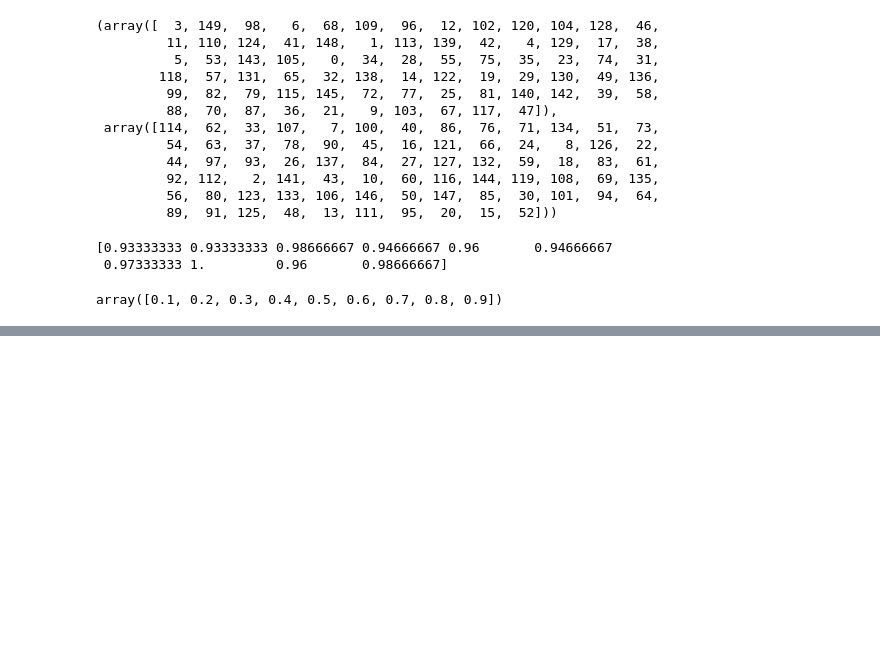
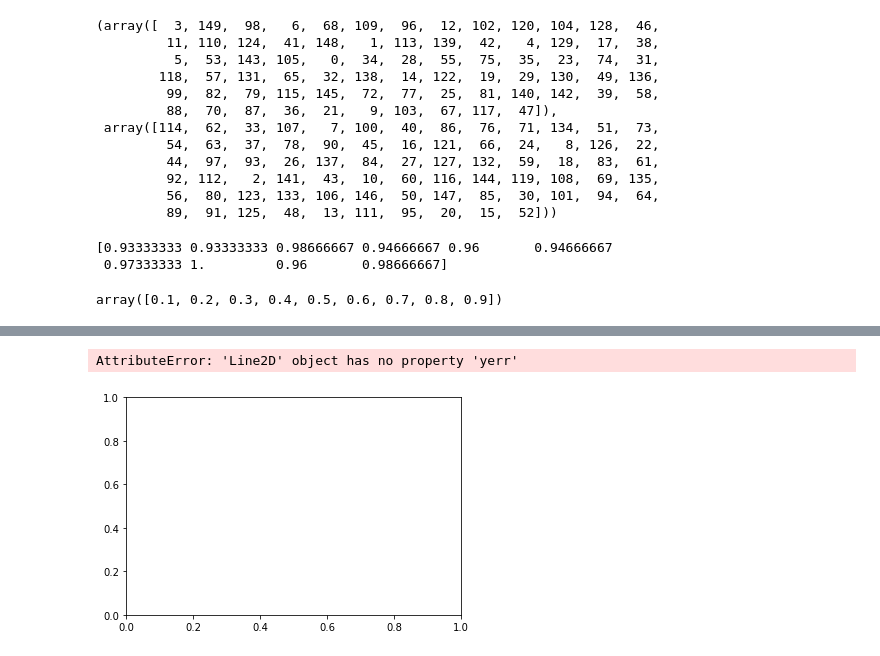
Before and after one commit to ducksfrogs/udemyScipy, a Jupyter notebook: first_iris.ipynb, the cells around one changed output, grey strips where cells are left out. Drawn from its saved outputs; the diff is of its cells as text; code cells hidden in the pictures; blank space fills up the shorter version.

```diff
--- a/first_iris.ipynb
+++ b/first_iris.ipynb
@@ -138,0 +150,5 @@ train_size  0.6%: 0.96 +- 0.02
+# %%
+plt.plot(train_sizes, all_mean, yerr=all_std)
+# %% [output]
+AttributeError: 'Line2D' object has no property 'yerr'
+[figure, added]
```
Also changed, not shown: parts of 5 cells of this notebook, 7 other files.
